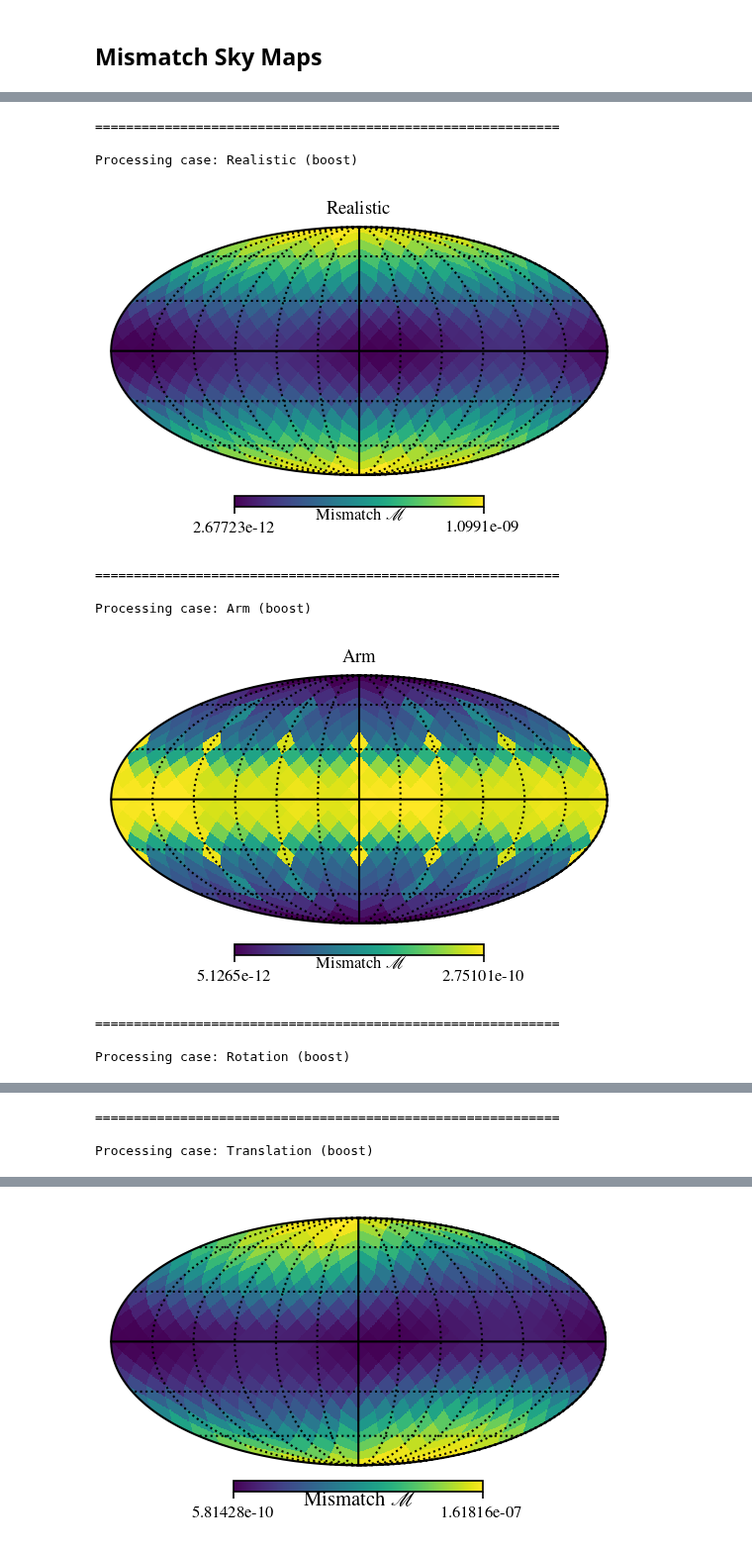
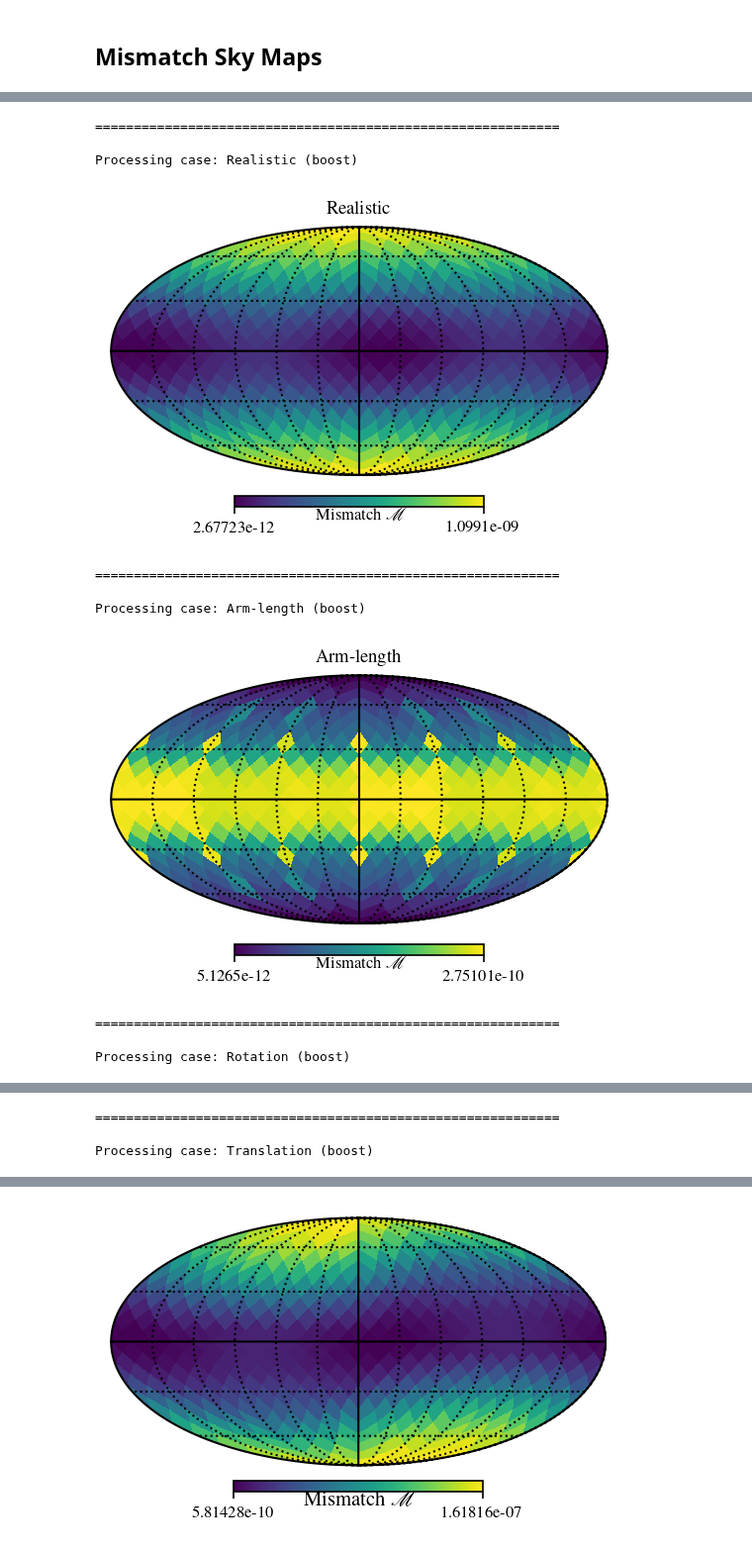
Before and after one commit to lorenzsp/ResponseRequirements, a Jupyter notebook: PaperPlots.ipynb, the cells around one changed output, grey strips where cells are left out. Shown at 99% size. Saved outputs shown, nothing was run; the diff lists cells and outputs as text; code cells hidden in the pictures.

```diff
--- a/PaperPlots.ipynb
+++ b/PaperPlots.ipynb
@@ -528,37 +528,37 @@ dict_keys(['Arm (no boost)', 'Arm (boost)', 'Rotation (no boost)', 'Rotation (bo
 # %%
-for MAP_CASE in ["Realistic (boost)", "Arm (boost)", "Rotation (boost)", "Translation (boost)"]:
+for MAP_CASE in ["Realistic (boost)", "Arm-length (boost)", "Rotation (boost)", "Translation (boost)"]:
     print("="*60)
     print(f"\nProcessing case: {MAP_CASE}")
     d    = all_data[MAP_CASE]
     mm   = np.nan_to_num(d["mismatch"])   # (N, F, P, 2)
     npix = d["npix"]
 
     # ── Mollweide sky maps ───────────────────────────────────────────────────────
     for j, pol in enumerate(POLS[:1]):
         sky_map = mm.mean(axis=(0, 1))[:, j]   # (P,) – max over realisations & freq
         fig = plt.figure(figsize=(COL1, 3))
         hp.mollview(
             sky_map,
             title=f"{MAP_CASE[:-8]}",
             rot=[0, 0],
             fig=fig.number,
             unit=r"Mismatch $\mathcal{M}$",
             fontsize={'cbar_label': 8},
             # min=1e-12, max=1e-8,
         )
         hp.graticule()
         fname = f"mismatch_sky_{pol.replace('$','').replace('_','').replace('+','p').replace('\\times','x')}.pdf"
         # plt.savefig(os.path.join(PAPER_DIR, fname))
         plt.show()
 # %% [output]
 ============================================================
 
 Processing case: Realistic (boost)
 [figure]
 ============================================================
 
-Processing case: Arm (boost)
+Processing case: Arm-length (boost)
-[figure, old version]
+[figure, new version]
 ============================================================
 
 Processing case: Rotation (boost)
```
Also changed, not shown: parts of 22 cells of this notebook, 12 other files.
